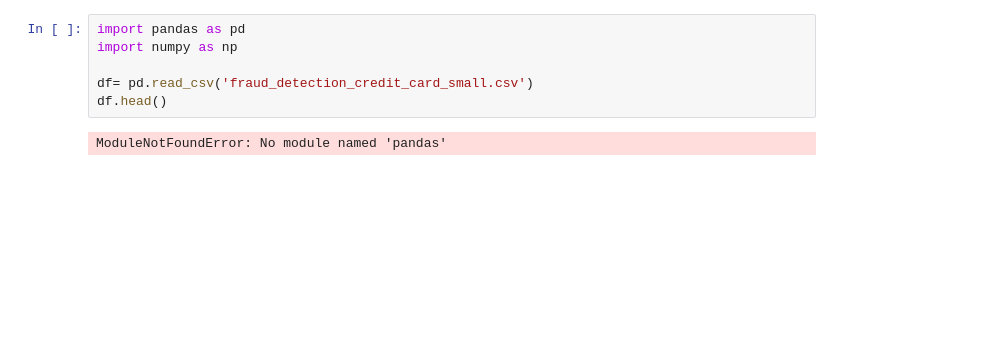
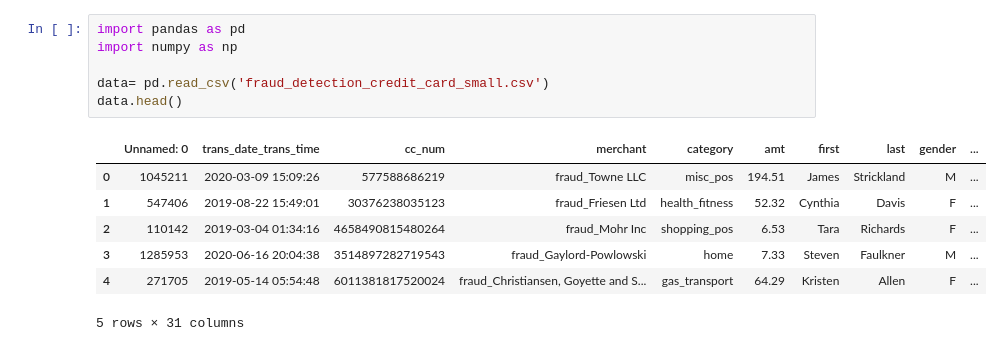
Before and after one commit to Yosef465/Detecci-n-Fraudes, a Jupyter notebook: Untitled.ipynb, the cells around one changed output. Cells and saved outputs as stored; diff of their text form; blank space fills up the shorter version.

```diff
--- a/Untitled.ipynb
+++ b/Untitled.ipynb
@@ -1,8 +1,14 @@
 # %%
 import pandas as pd
 import numpy as np
 
-df= pd.read_csv('fraud_detection_credit_card_small.csv')
-df.head()
+data= pd.read_csv('fraud_detection_credit_card_small.csv')
+data.head()
 # %% [output]
+|  | Unnamed: 0 | trans_date_trans_time | cc_num | merchant | category | amt | first | last | gender | ... |
+| 0 | 1045211 | 2020-03-09 15:09:26 | 577588686219 | fraud_Towne LLC | misc_pos | 194.51 | James | Strickland | M | ... |
+| 1 | 547406 | 2019-08-22 15:49:01 | 30376238035123 | fraud_Friesen Ltd | health_fitness | 52.32 | Cynthia | Davis | F | ... |
+| 2 | 110142 | 2019-03-04 01:34:16 | 4658490815480264 | fraud_Mohr Inc | shopping_pos | 6.53 | Tara | Richards | F | ... |
+| 3 | 1285953 | 2020-06-16 20:04:38 | 3514897282719543 | fraud_Gaylord-Powlowski | home | 7.33 | Steven | Faulkner | M | ... |
+| 4 | 271705 | 2019-05-14 05:54:48 | 6011381817520024 | fraud_Christiansen, Goyette and S... | gas_transport | 64.29 | Kristen | Allen | F | ... |
-ModuleNotFoundError: No module named 'pandas'
+5 rows × 31 columns
```
Also changed, not shown: parts of 8 cells of this notebook.
